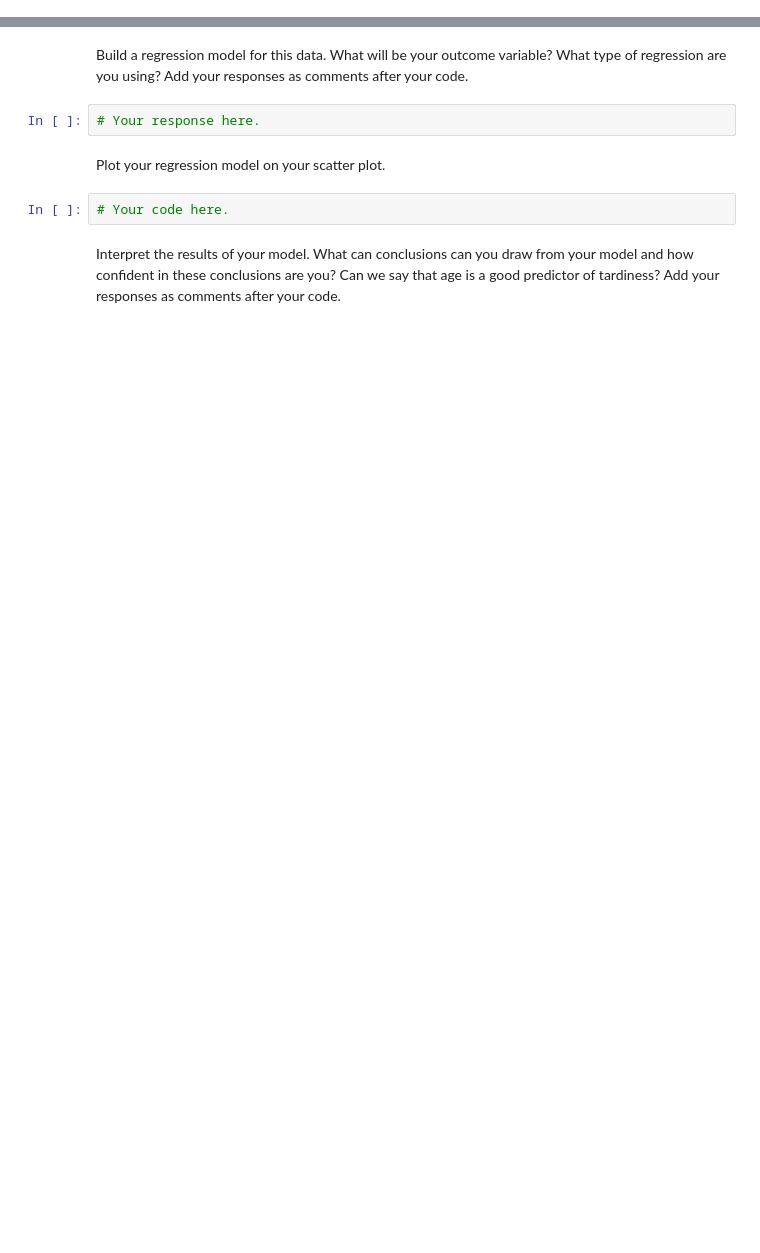
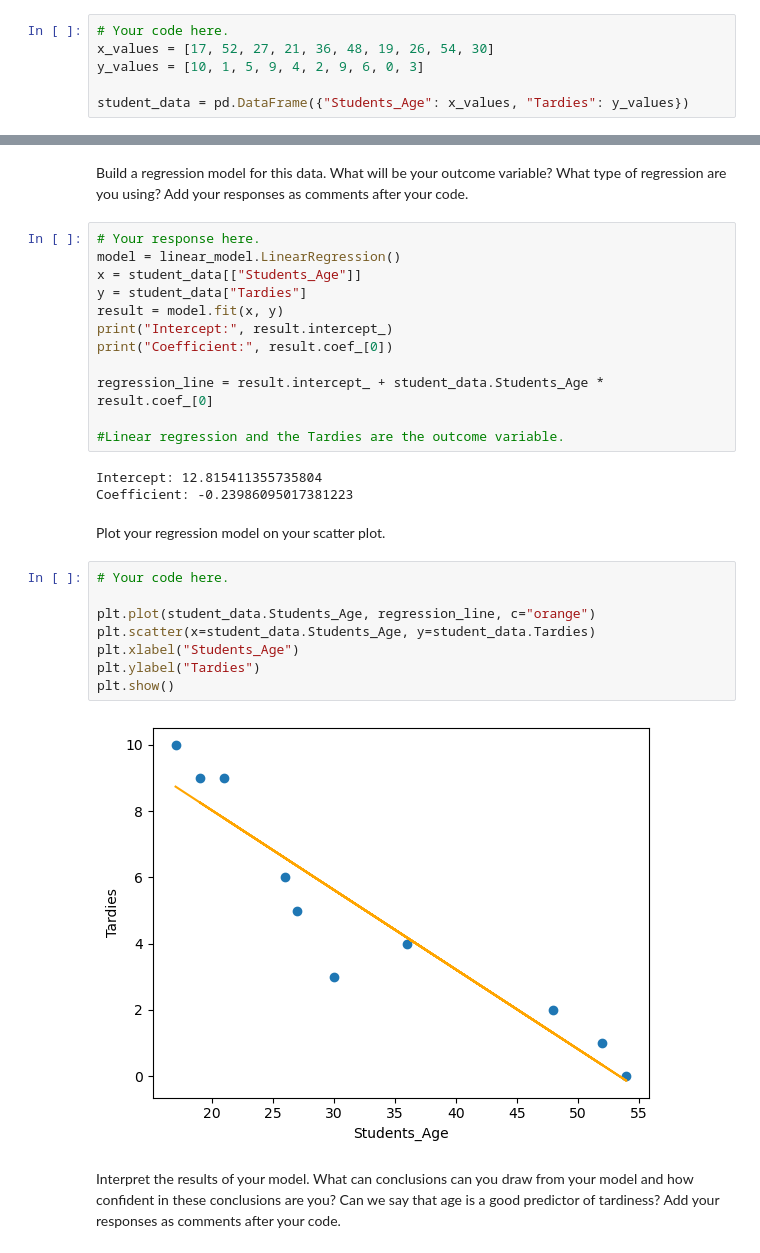
Before and after one commit to zepcerqueira/lab-regression-analysis, a Jupyter notebook: your-code/challenge1.ipynb, the cells around one changed output, grey strips where cells are left out. Drawn from its saved outputs; the diff is of its cells as text; blank space fills up the shorter version.

```diff
--- a/your-code/challenge1.ipynb
+++ b/your-code/challenge1.ipynb
@@ -33,3 +47,9 @@ student_data = pd.DataFrame({'X': [x_values], 'Y': [y_values]})
+# %%
+# Your code here.
+x_values = [17, 52, 27, 21, 36, 48, 19, 26, 54, 30]
+y_values = [10, 1, 5, 9, 4, 2, 9, 6, 0, 3]
+
+student_data = pd.DataFrame({"Students_Age": x_values, "Tardies": y_values})
 # %% [markdown]
 Draw a dispersion diagram (scatter plot) for the data.
 # %%
@@ -49,10 +85,31 @@ Calculate the covariance and correlation of the variables in your plot. What is
 # %% [markdown]
 Build a regression model for this data. What will be your outcome variable? What type of regression are you using? Add your responses as comments after your code.
-# %%
-# Your response here.
+# %%
+# Your response here.
+model = linear_model.LinearRegression()
+x = student_data[["Students_Age"]]
+y = student_data["Tardies"]
+result = model.fit(x, y)
+print("Intercept:", result.intercept_)
+print("Coefficient:", result.coef_[0])
+
+regression_line = result.intercept_ + student_data.Students_Age * result.coef_[0]
+
+#Linear regression and the Tardies are the outcome variable.
+# %% [output]
+Intercept: 12.815411355735804
+Coefficient: -0.23986095017381223
 # %% [markdown]
 Plot your regression model on your scatter plot.
-# %%
-# Your code here.
+# %%
+# Your code here.
+
+plt.plot(student_data.Students_Age, regression_line, c="orange")
+plt.scatter(x=student_data.Students_Age, y=student_data.Tardies)
+plt.xlabel("Students_Age")
+plt.ylabel("Tardies")
+plt.show()
+# %% [output]
+[figure, added]
 # %% [markdown]
 Interpret the results of your model. What can conclusions can you draw from your model and how confident in these conclusions are you? Can we say that age is a good predictor of tardiness? Add your responses as comments after your code.
```
Also changed, not shown: parts of 19 cells of this notebook.
